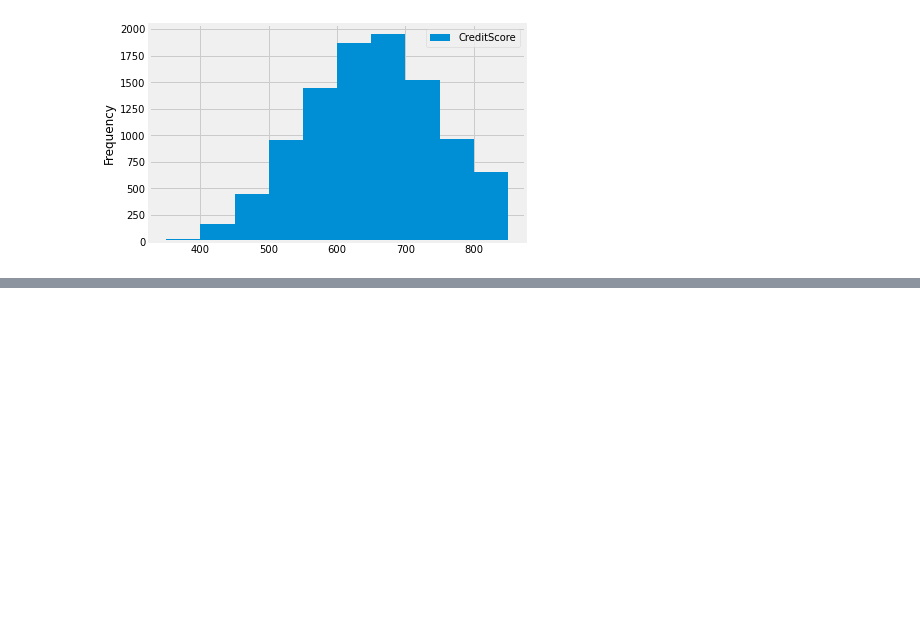
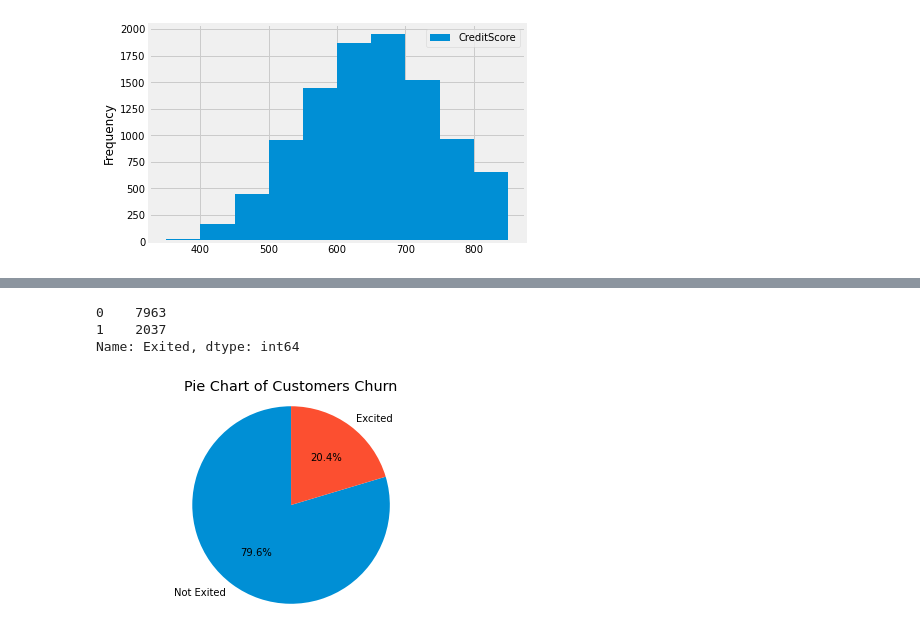
Before and after one commit to raaayden/GA_Project_Code_Challenge_3, a Jupyter notebook: project_final.ipynb, the cells around one changed output, grey strips where cells are left out. Drawn from its saved outputs; the diff is of its cells as text; code cells hidden in the pictures; blank space fills up the shorter version.

```diff
--- a/project_final.ipynb
+++ b/project_final.ipynb
@@ -80,0 +136,18 @@ banking.plot(kind='hist', x='EstimatedSalary', y='CreditScore', bins=10);
+# %%
+banking.Exited.value_counts()
+
+# 0 = Not Exited; 1 = Exited
+# %% [output]
+0    7963
+1    2037
+Name: Exited, dtype: int64
+# %%
+count_Exited = banking.Exited.value_counts()
+
+my_labels = 'Not Exited','Excited'
+plt.pie(count_Exited,labels=my_labels,autopct='%1.1f%%', startangle=90)
+plt.title('Pie Chart of Customers Churn')
+plt.axis('equal')
+plt.show()
+# %% [output]
+[figure, added]
```
Also changed, not shown: parts of 5 cells of this notebook.
